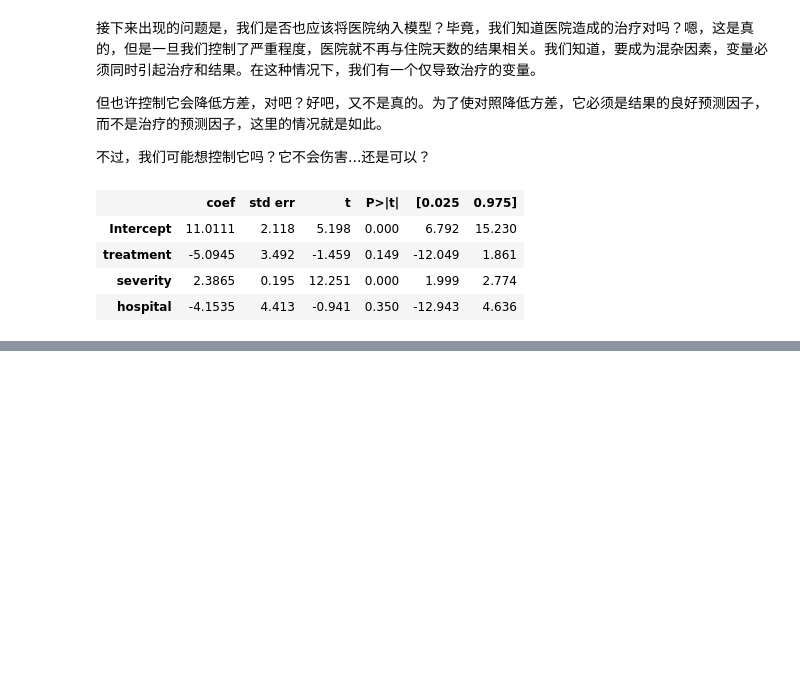
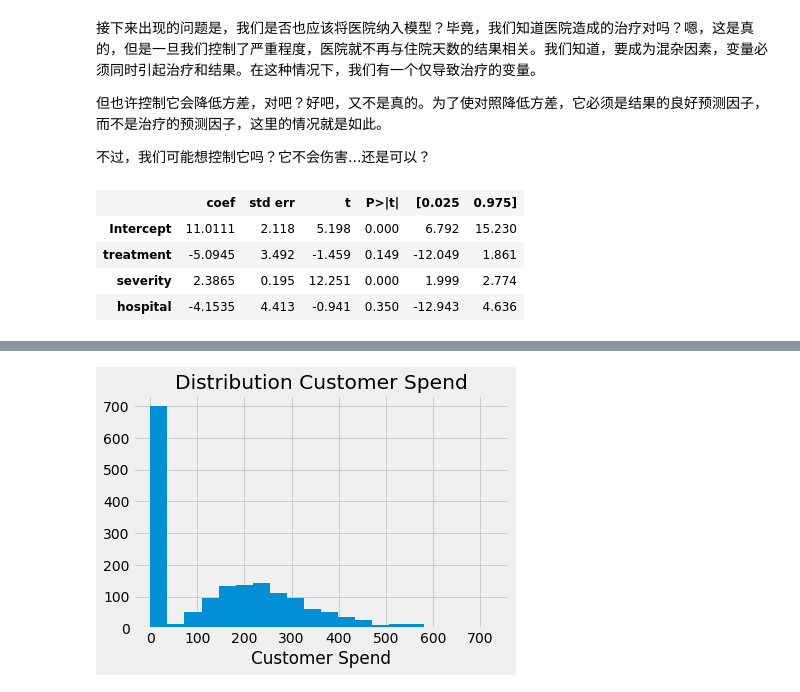
Before and after one commit to xieliaing/CausalInferenceIntro, a Jupyter notebook: chapters/07 第七章 控制混淆因素之外的考虑.ipynb, the cells around one changed output, grey strips where cells are left out. Cells and saved outputs as stored; diff of their text form; code cells hidden in the pictures; blank space fills up the shorter version.

```diff
--- a/chapters/07 第七章 控制混淆因素之外的考虑.ipynb
+++ b/chapters/07 第七章 控制混淆因素之外的考虑.ipynb
@@ -213,0 +373,9 @@ hosp_5.summary().tables[1]
+# %%
+plt.hist(np.concatenate([
+    np.random.gamma(5, 50, 1000),
+    np.zeros(700)
+]), bins=20)
+plt.xlabel("Customer Spend")
+plt.title("Distribution Customer Spend");
+# %% [output]
+[figure, added]
```
Also changed, not shown: parts of 17 cells of this notebook.
